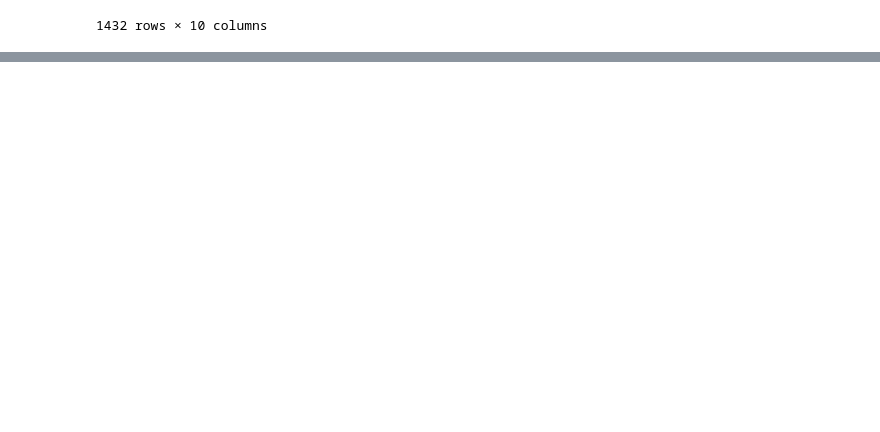
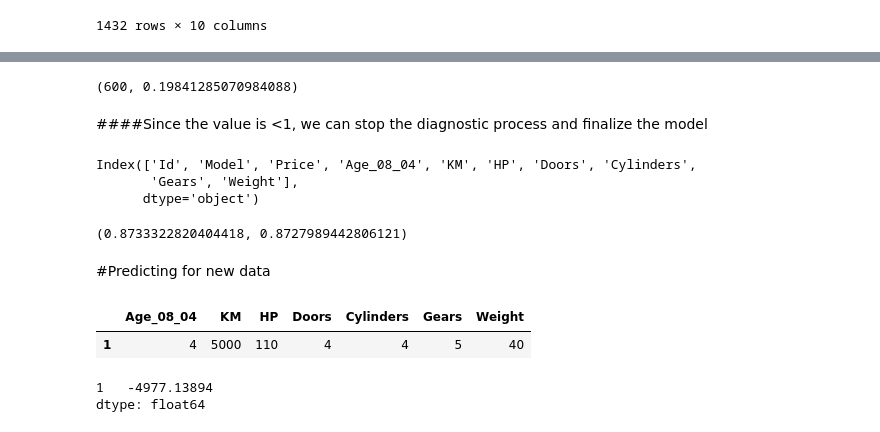
Before and after one commit to vidjaydas/Data_Science_Python, a Jupyter notebook: MLR_Toyota_Corrola.ipynb, the cells around one changed output, grey strips where cells are left out. Drawn from its saved outputs; the diff is of its cells as text; code cells hidden in the pictures; blank space fills up the shorter version.

```diff
--- a/MLR_Toyota_Corrola.ipynb
+++ b/MLR_Toyota_Corrola.ipynb
@@ -339,0 +358,12 @@ toyota1
+# %%
+(np.argmax(c_1), np.max(c_1))
+# %% [output]
+(600, 0.19841285070984088)
+# %% [markdown]
+####Since the value is <1, we can stop the diagnostic process and finalize the model
+# %%
+toyota1.columns
+# %% [output]
+Index(['Id', 'Model', 'Price', 'Age_08_04', 'KM', 'HP', 'Doors', 'Cylinders',
+       'Gears', 'Weight'],
+      dtype='object')
@@ -339,0 +372,19 @@ toyota1
+# %%
+(final_ml.rsquared, final_ml.rsquared_adj)
+# %% [output]
+(0.8733322820404418, 0.8727989442806121)
+# %% [markdown]
+#Predicting for new data
+# %%
+#New data for prediction
+new_data = pd.DataFrame({'Age_08_04':4,"KM":5000, 'HP' : 110, 'Doors':4, 'Cylinders':4, 'Gears':5, 'Weight': 40}, index=[1])
+# %%
+new_data
+# %% [output]
+|  | Age_08_04 | KM | HP | Doors | Cylinders | Gears | Weight |
+| 1 | 4 | 5000 | 110 | 4 | 4 | 5 | 40 |
+# %%
+final_ml.predict(new_data)
+# %% [output]
+1   -4977.13894
+dtype: float64
```
Also changed, not shown: parts of 9 cells of this notebook.
